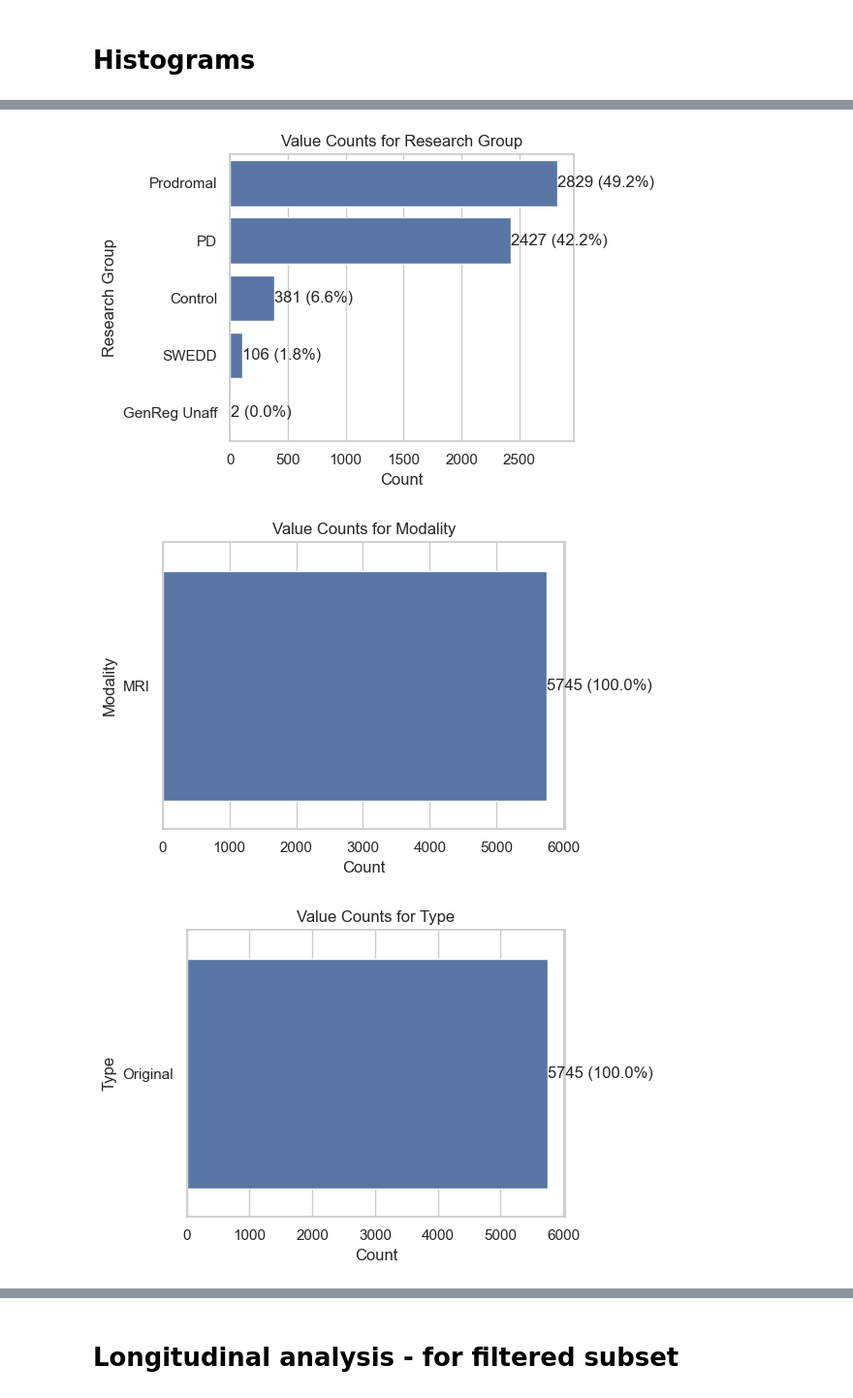
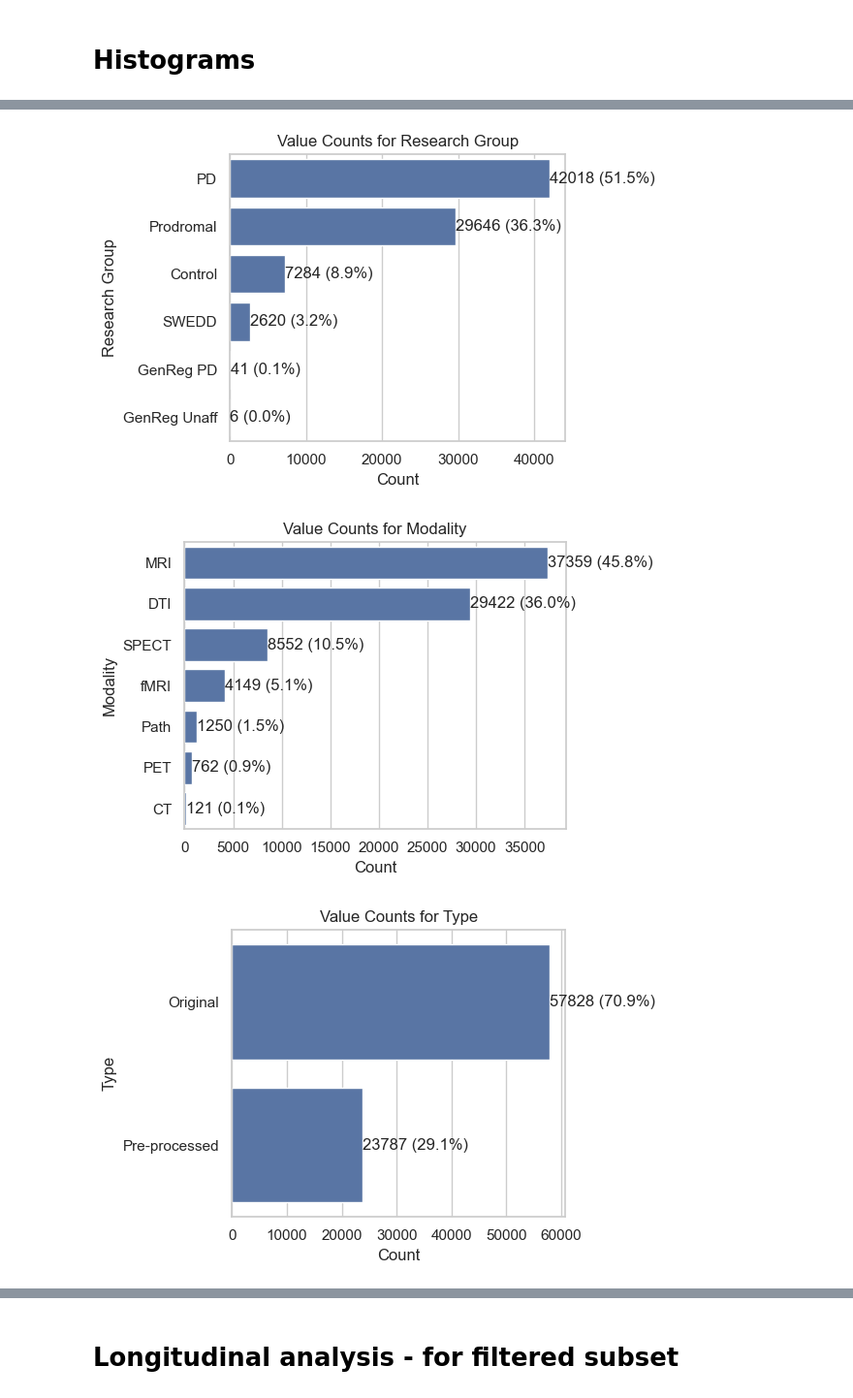
Before and after one commit to PierreFalconnier/mri-preprocessing, a Jupyter notebook: csv_exploration/ppmi_exploration.ipynb, the cells around one changed output, grey strips where cells are left out. Shown at 97% size. Saved outputs shown, nothing was run; the diff lists cells and outputs as text; code cells hidden in the pictures.

```diff
--- a/csv_exploration/ppmi_exploration.ipynb
+++ b/csv_exploration/ppmi_exploration.ipynb
@@ -22,14 +22,17 @@ ROOT_DIR = Path(os.getcwd()).resolve().parent
 # %%
 CSV_DIR = ROOT_DIR / "csv_dir"
 original_df = pd.read_csv(CSV_DIR / "PPMI_all.csv")
+
 
 # little adjustments
 original_df["Subject ID"] = original_df["Subject ID"].astype("category")
 original_df["Image ID"] = original_df["Image ID"].astype("category")
 original_df["Weight"] = original_df["Weight"].replace(0, np.nan)
 original_df["Age"] = original_df["Age"].replace(0, np.nan)
+original_df["Study Date"] = pd.to_datetime(original_df["Study Date"], errors="coerce")
 
 print(original_df.columns)
+print(len(original_df))
 
 fields = [
     "Acquisition Plane",
@@ -107,0 +150,2 @@ Filtered dataset size: 5745 images from 3097 subjects.
+# %%
+df = original_df
@@ -212,10 +264,29 @@ categorical_cols = df.select_dtypes(include=["object", "category"]).columns
 # -------------------------------
 for col in numeric_cols:
     plt.figure(figsize=(6, 4))
-    sns.histplot(df[col].dropna(), bins=30, kde=True)  # dropna to ignore missing
+
+    # Plot histogram
+    ax = sns.histplot(
+        df[col].dropna(), bins=30, kde=False
+    )  # disable KDE for counts clarity
+
     plt.title(f"Histogram of {col}")
     plt.xlabel(col)
     plt.ylabel("Count")
+
+    # Annotate counts on top of each bin
+    for patch in ax.patches:
+        height = patch.get_height()
+        if height > 0:  # only annotate non-empty bins
+            ax.text(
+                patch.get_x() + patch.get_width() / 2,  # center of bin
+                height + 0.5,  # slightly above the bar
+                int(height),  # show integer count
+                ha="center",
+                va="bottom",
+                fontsize=8,
+            )
+
     plt.show()
 
 # -------------------------------
@@ -279,3 +350,3 @@ for col in categorical_cols:
-[figure, old version]
+[figure, new version]
-[figure, old version]
+[figure, new version]
-[figure, old version]
+[figure, new version]
```
Also changed, not shown: parts of 23 cells of this notebook, 6 other files.
